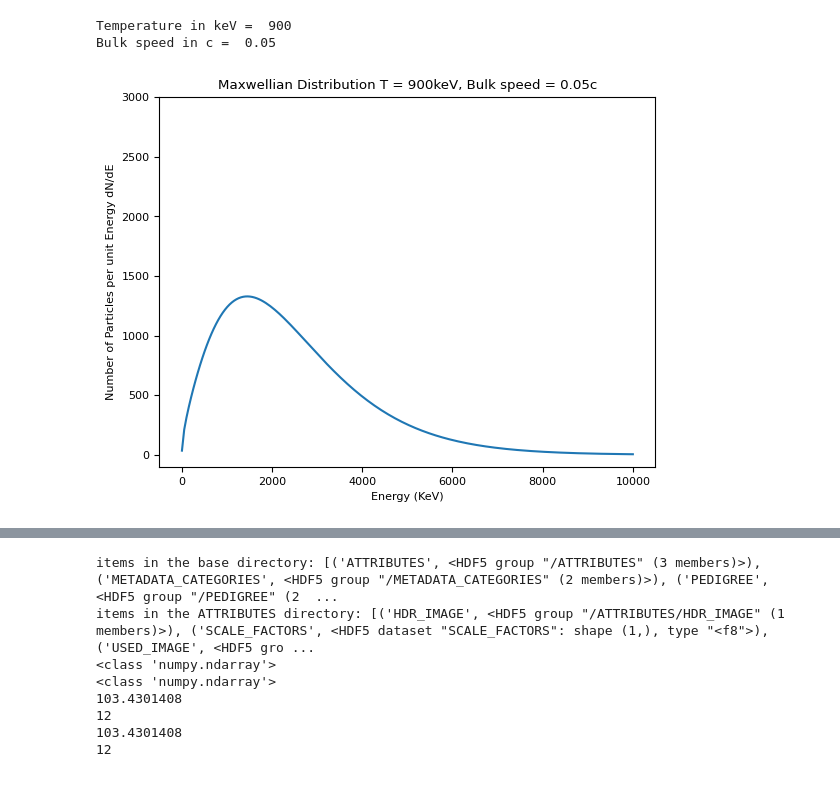
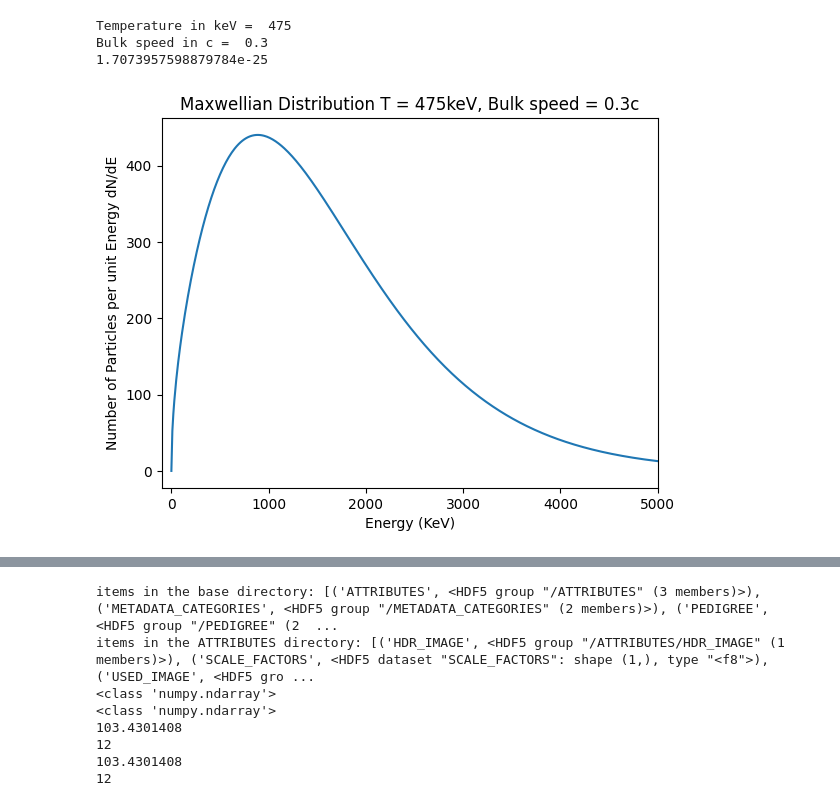
Before and after one commit to Schaeffer-Lab/Dec-2024-Shock-Data, a Jupyter notebook: NEPPS_HDR_Processing.ipynb, the cells around one changed output, grey strips where cells are left out. Saved outputs shown, nothing was run; the diff lists cells and outputs as text; code cells hidden in the pictures.

```diff
--- a/NEPPS_HDR_Processing.ipynb
+++ b/NEPPS_HDR_Processing.ipynb
@@ -322,45 +340,52 @@ def Ep_prime(E,beta):
     return E_prime, p_prime
 
 def rel_maxwell(E, kT, beta, A):
     c = 3e8
     E_j = E*(1000*(1.6e-19))
     m = 9.11e-31
     p = p_(E)
     gma = gamma(beta)
     E_prime, p_prime = Ep_prime(E,beta)
     #dist = np.exp(-(E_prime/(kT*1000*1.6e-19)))*gma*(1-((beta*p*c)/E_j))*(E_j/(p*c**2))
     dist = np.exp(-(E_prime/(kT*1000*1.6e-19)))*gma*(E_j*p/c-((beta*p**2)))
     area = np.trapz(dist,E)
     dist_renormal = A*dist/area
     return dist_renormal
 
-E = np.linspace(3,10000,200)
+E = np.linspace(0,8000,800)
 
-Temp = 900
-Bulk_Speed = 0.05
-Amplitude = 4.5e6
+#Temp = 900
+#Bulk_Speed = 0.05
+#Amplitude = 4.5e6
 
 #Temp = 300
 #Bulk_Speed = 0.7
 #Amplitude = 4.5e6
 
-#Temp = 50
-#Bulk_Speed = 0.7
-#Amplitude = 1.0e6
+T = 475
+Bulk_Speed = 0.3
+Amplitude = 1.0e6
 
 #Temp = 50
-#Bulk_Speed = 0.05
+#Bulk_Speed = 0.3
+#T = ((gamma(Bulk_Speed)*9*9.11e-15)/(1.6e-16))-511
+#print(T)
 #Amplitude = 1.5e5
 
-plt.plot(E,rel_maxwell(E+511,Temp,Bulk_Speed,Amplitude))
-plt.ylim(-100,3000)
+dist = rel_maxwell(E+512.4376,T,Bulk_Speed,Amplitude)
+
+plt.plot(E,dist)
+#plt.ylim(-100,3000)
+plt.xlim(-100,5000)
 plt.xlabel("Energy (KeV)")
 plt.ylabel("Number of Particles per unit Energy dN/dE")
-plt.title('Maxwellian Distribution T = '+str(Temp)+'keV, Bulk speed = '+str(Bulk_Speed)+'c')
+plt.title('Maxwellian Distribution T = '+str(T)+'keV, Bulk speed = '+str(Bulk_Speed)+'c')
 
-print('Temperature in keV = ', Temp)
+print('Temperature in keV = ', T)
 print('Bulk speed in c = ', Bulk_Speed)
+print(p_(512.4376))
 # %% [output]
-Temperature in keV =  900
-Bulk speed in c =  0.05
+Temperature in keV =  475
+Bulk speed in c =  0.3
+1.7073957598879784e-25
-[figure, old version]
+[figure, new version]
```
Also changed, not shown: parts of 19 cells of this notebook, 4 other files.
